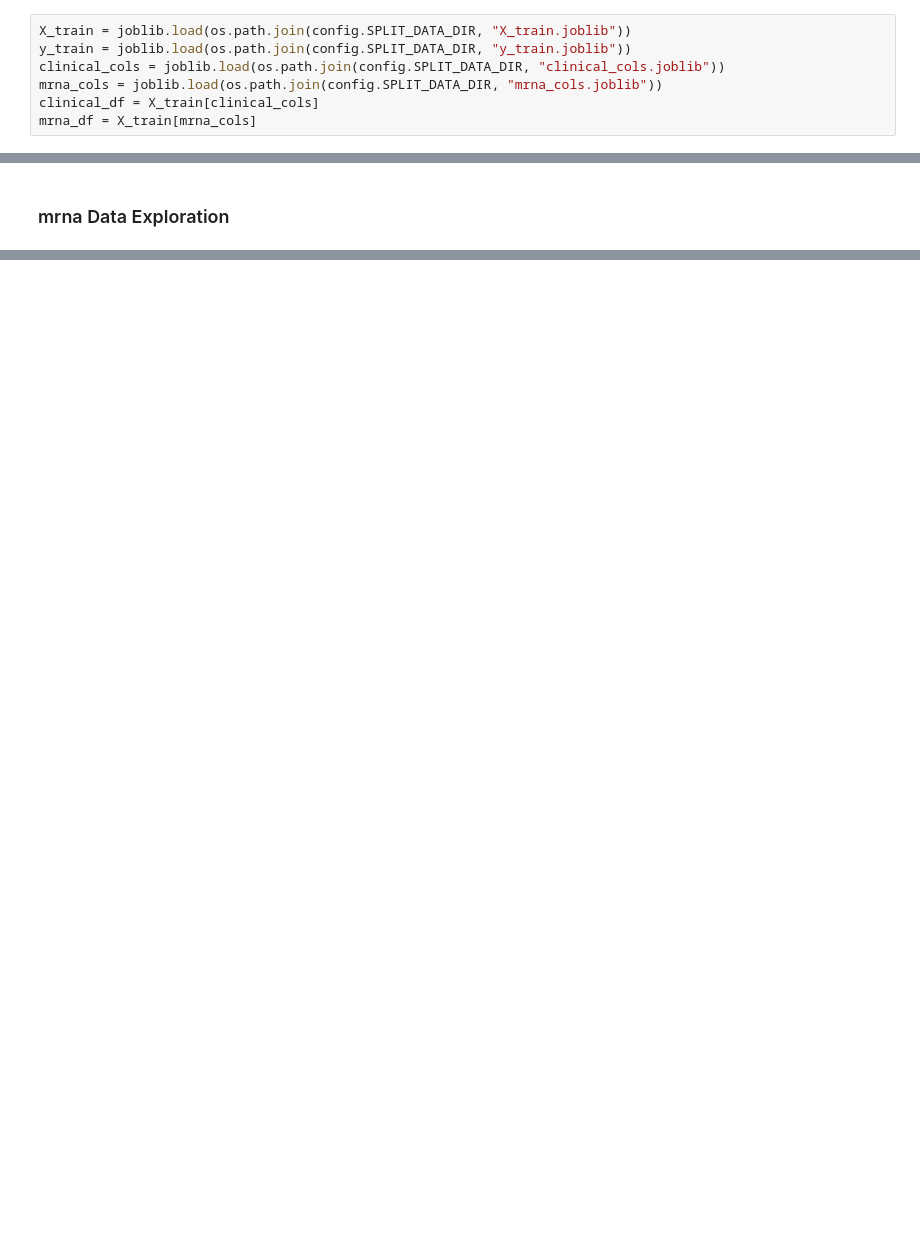
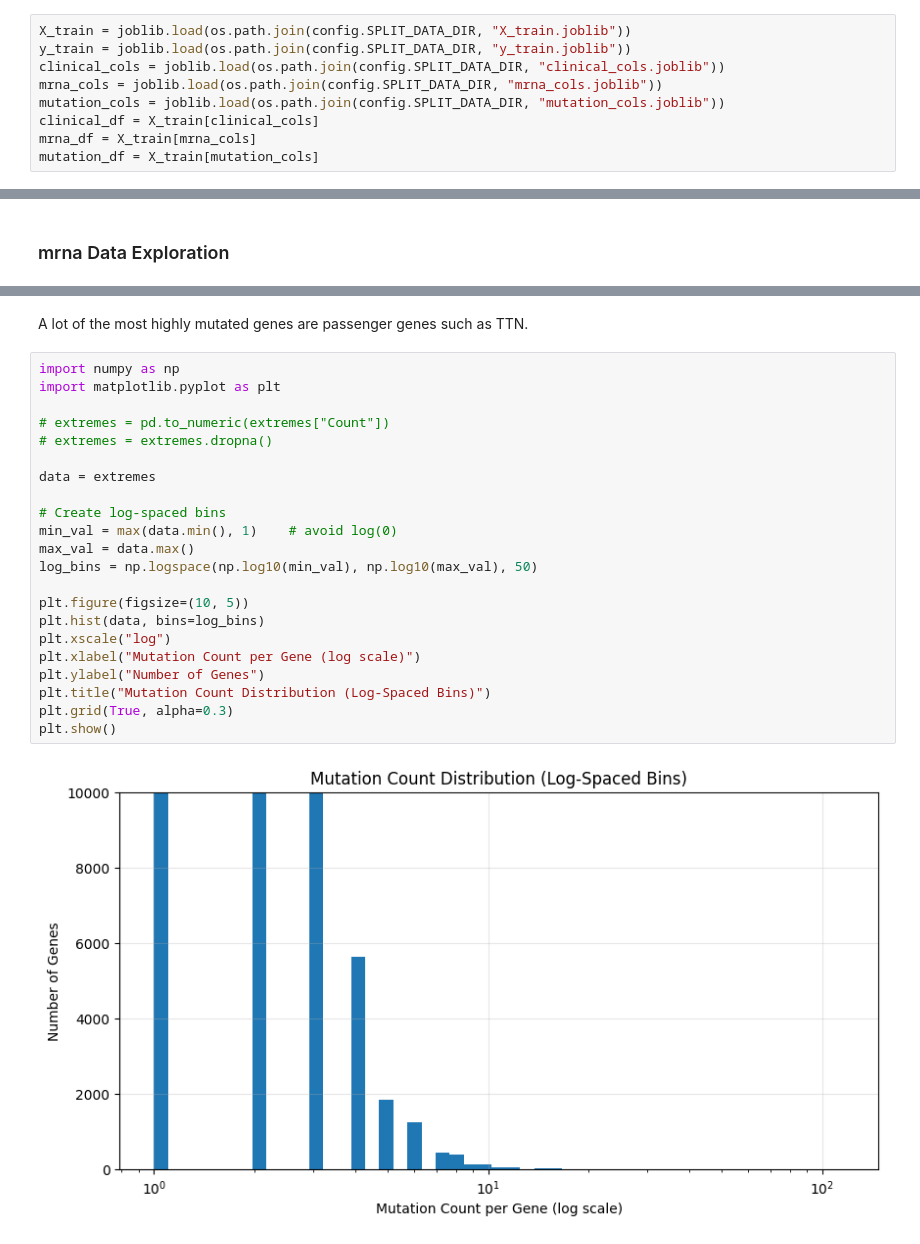
Before and after one commit to gchermside/UCEC_Recurrence, a Jupyter notebook: src/experimenting_with_preprocessing.ipynb, the cells around one changed output, grey strips where cells are left out. Drawn from its saved outputs; the diff is of its cells as text; blank space fills up the shorter version.

```diff
--- a/src/experimenting_with_preprocessing.ipynb
+++ b/src/experimenting_with_preprocessing.ipynb
@@ -28,8 +47,10 @@ X_train = joblib.load(os.path.join(config.SPLIT_DATA_DIR, "X_train.joblib"))
 y_train = joblib.load(os.path.join(config.SPLIT_DATA_DIR, "y_train.joblib"))
 clinical_cols = joblib.load(os.path.join(config.SPLIT_DATA_DIR, "clinical_cols.joblib"))
 mrna_cols = joblib.load(os.path.join(config.SPLIT_DATA_DIR, "mrna_cols.joblib"))
+mutation_cols = joblib.load(os.path.join(config.SPLIT_DATA_DIR, "mutation_cols.joblib"))
 clinical_df = X_train[clinical_cols]
 mrna_df = X_train[mrna_cols]
+mutation_df = X_train[mutation_cols]
 # %%
 print("hello worls")
 print(len(mrna_cols))
@@ -649,0 +343,26 @@ Standard deviation stats:
+# %% [markdown]
+A lot of the most highly mutated genes are passenger genes such as TTN.
+# %%
+import numpy as np
+import matplotlib.pyplot as plt
+
+# extremes = pd.to_numeric(extremes["Count"])
+# extremes = extremes.dropna()
+
+data = extremes
+
+# Create log-spaced bins
+min_val = max(data.min(), 1)    # avoid log(0)
+max_val = data.max()
+log_bins = np.logspace(np.log10(min_val), np.log10(max_val), 50)
+
+plt.figure(figsize=(10, 5))
+plt.hist(data, bins=log_bins)
+plt.xscale("log")
+plt.xlabel("Mutation Count per Gene (log scale)")
+plt.ylabel("Number of Genes")
+plt.title("Mutation Count Distribution (Log-Spaced Bins)")
+plt.grid(True, alpha=0.3)
+plt.show()
+# %% [output]
+[figure, added]
```
Also changed, not shown: parts of 19 cells of this notebook, 7 other files.
